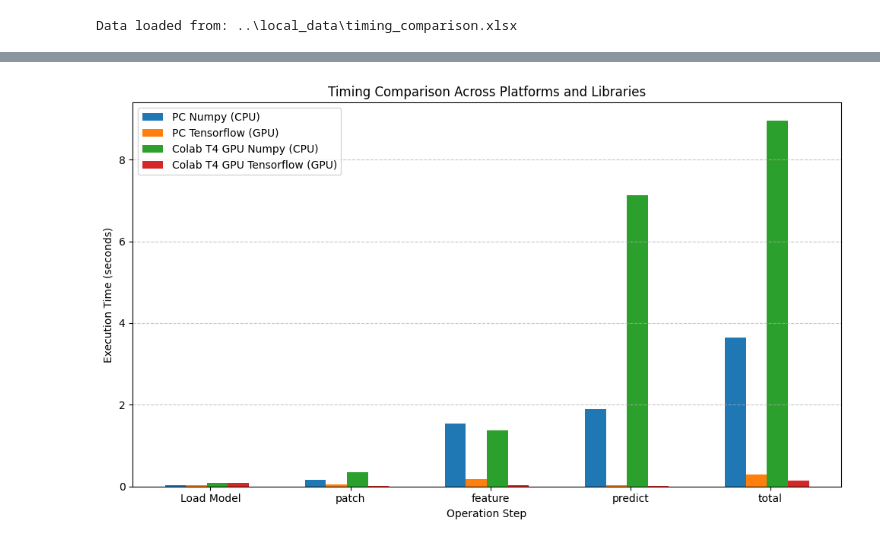
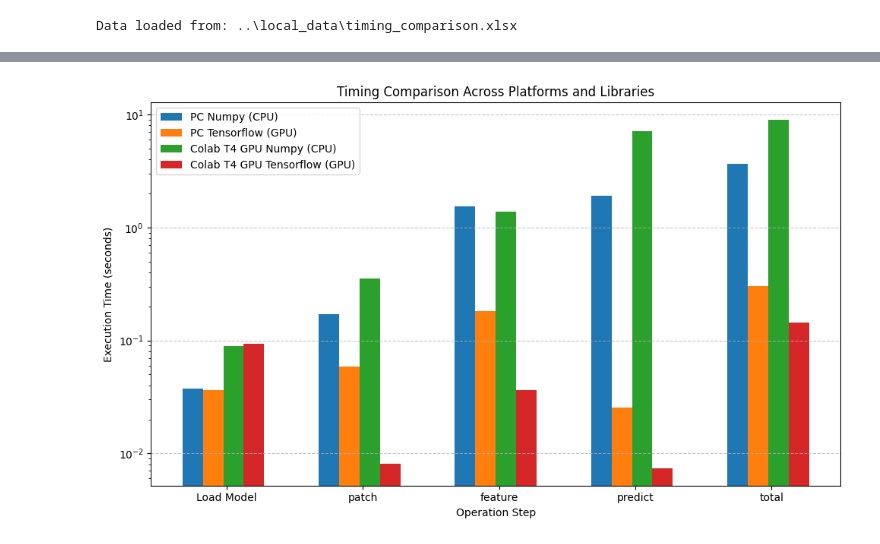
Before and after one commit to juaquiro/68_LensPMD25_INFORME-OM4M007, a Jupyter notebook: Python_src/plot_timing_PC-Colab.ipynb, the cells around one changed output, grey strips where cells are left out. Drawn from its saved outputs; the diff is of its cells as text; code cells hidden in the pictures.

```diff
--- a/Python_src/plot_timing_PC-Colab.ipynb
+++ b/Python_src/plot_timing_PC-Colab.ipynb
@@ -26,31 +26,32 @@ display(df)
 plt.figure(figsize=(10, 6))
 
 # Set the metric column as x-axis
 x = df["Metric"]
 
 # Plot each column (skip the first one)
 plt.bar(x, df["PC Numpy (CPU sec)"], width=0.15, label="PC Numpy (CPU)", align='center')
 plt.bar([i + 0.15 for i in range(len(x))], df["PC Tensorflow (GPU sec)"], width=0.15, label="PC Tensorflow (GPU)")
 plt.bar([i + 0.30 for i in range(len(x))], df["Colab T4 GPU Numpy (CPU sec)"], width=0.15, label="Colab T4 GPU Numpy (CPU)")
 plt.bar([i + 0.45 for i in range(len(x))], df["Colab T4 GPU Tensorflow (GPU sec)"], width=0.15, label="Colab T4 GPU Tensorflow (GPU)")
 
 # --- 4. Beautify plot ---
+plt.yscale("log")  # ← Logarithmic vertical axis
 plt.xticks([i + 0.25 for i in range(len(x))], x)
 plt.xlabel("Operation Step")
 plt.ylabel("Execution Time (seconds)")
 plt.title("Timing Comparison Across Platforms and Libraries")
 plt.legend()
 plt.grid(axis="y", linestyle="--", alpha=0.7)
 
 # --- 5. Show ---
 plt.tight_layout()
 plt.show()
 # %% [output]
 Data loaded from: ..\local_data\timing_comparison.xlsx
 |  | Metric | PC Numpy (CPU sec) | PC Tensorflow (GPU sec) | Colab T4 GPU Numpy (CPU sec) | Colab T4 GPU Tensorflow (GPU sec) |
 | 0 | Load Model | 0.0376 | 0.0364 | 0.0890 | 0.0927 |
 | 1 | patch | 0.1707 | 0.0586 | 0.3523 | 0.0081 |
 | 2 | feature | 1.5370 | 0.1807 | 1.3806 | 0.0361 |
 | 3 | predict | 1.8988 | 0.0256 | 7.1254 | 0.0074 |
 | 4 | total | 3.6442 | 0.3012 | 8.9473 | 0.1443 |
-[figure, old version]
+[figure, new version]
```
